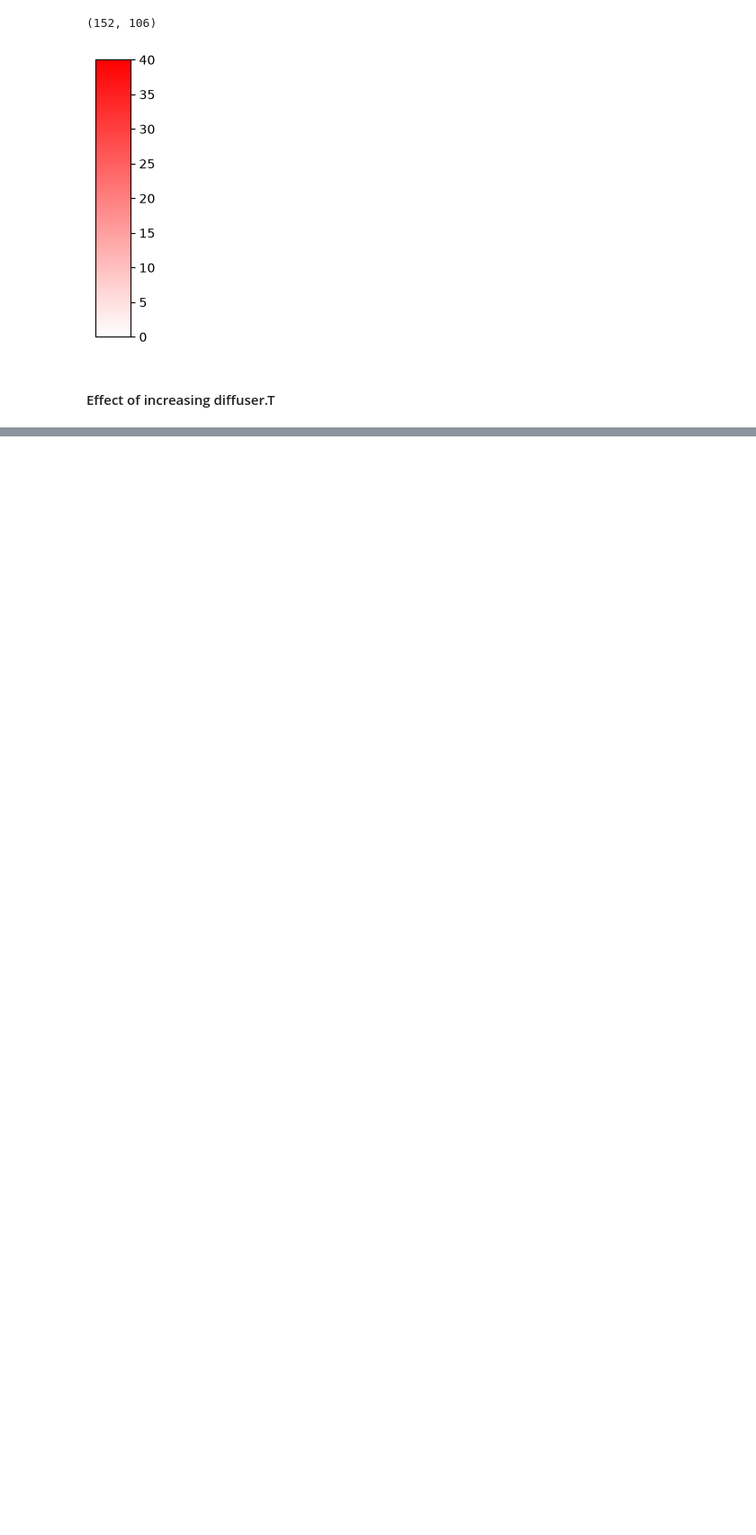
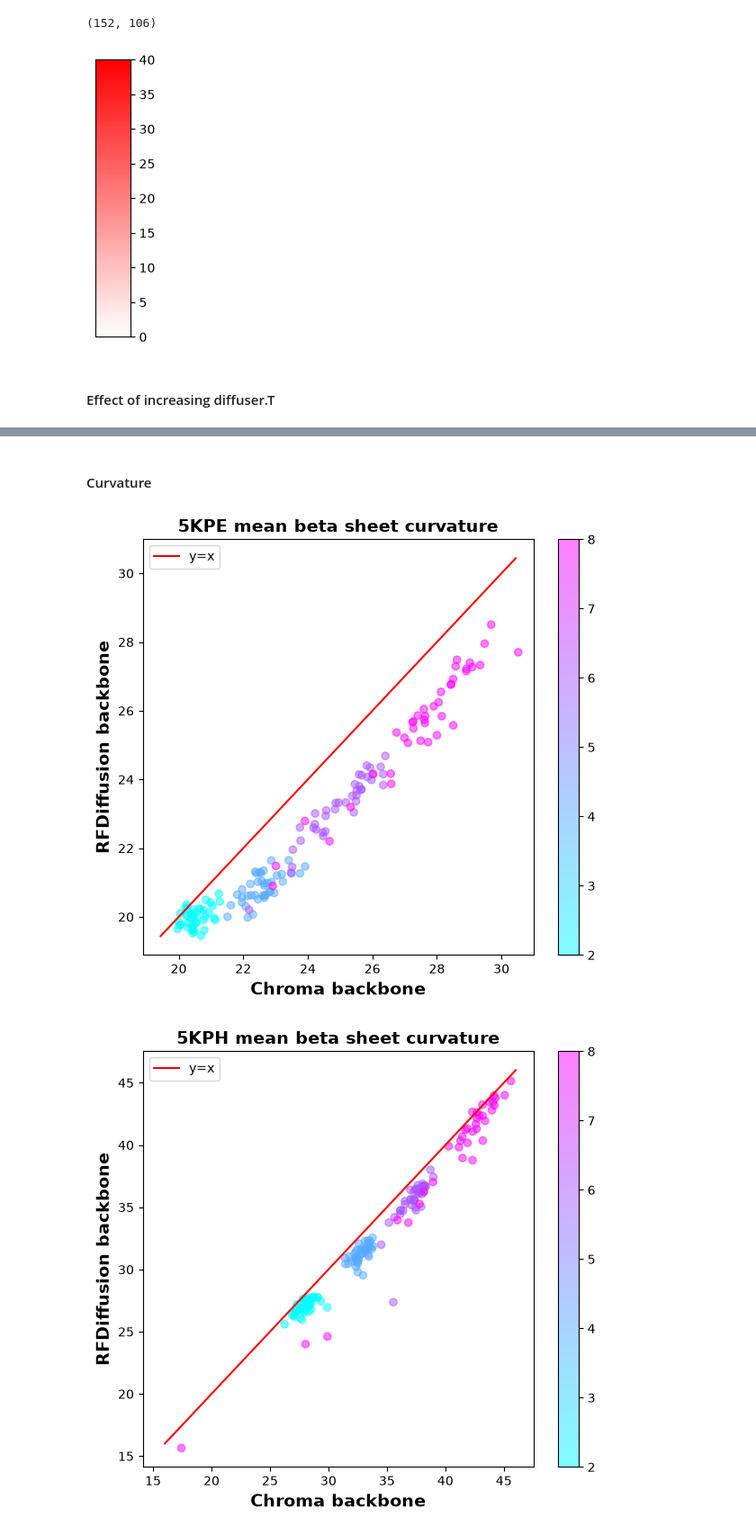
Before and after one commit to geanhu/rotation-su26-kortemme-lab, a Jupyter notebook: notebooks/partial-diffusion.ipynb, the cells around one changed output, grey strips where cells are left out. Shown at 90% size. Saved outputs shown, nothing was run; the diff lists cells and outputs as text; code cells hidden in the pictures; blank space fills up the shorter version.

```diff
--- a/notebooks/partial-diffusion.ipynb
+++ b/notebooks/partial-diffusion.ipynb
@@ -389,0 +494,13 @@ plt.show()
+# %%
+data[['shift1', 'shift2', 'shift3']] = data.progress_apply(
+    register_shift,
+    axis = 1,
+    result_type='expand'
+)
+# %%
+# plot register shifts
+for column in ['shift1', 'shift2', 'shift3']:
+    print(column)
+    shift, count = np.unique(data[column], return_counts=True)
+    for shift, count in zip(shift, count):
+        print(f'Register shift {shift}: {count} structures')
@@ -389,0 +538,2 @@ plt.show()
+# %% [markdown]
+#### Curvature
@@ -389,0 +584,35 @@ plt.show()
+# %%
+data[['mean_c', 'med_c', 'max_c', 'mean_c_ref', 'med_c_ref', 'max_c_ref', 'mean_delta', 'max_delta', 'max_delta_res']] = data.progress_apply(
+    get_curvature,
+    axis = 1,
+    result_type='expand'
+) #type: ignore
+# %%
+for column in ['mean_c', 'med_c', 'max_c']:
+    for structure in ['5KPE', '5KPH']:
+        graph_data = data[data['structure'] == structure] #type: ignore
+        plt.figure(figsize=(7, 6))
+        plt.title(f'{structure} {column[:-2]} beta sheet curvature', fontsize=14, fontweight='bold')
+        plt.scatter(
+            graph_data[column],
+            graph_data[f'{column}_ref'],
+            # color by RMSD constraint
+            c = graph_data['rmsd_constraint'],
+            cmap = 'cool',
+            alpha = 0.5
+        )
+        plt.colorbar()
+        plt.xlabel('Chroma backbone', fontsize=14, fontweight='bold')
+        plt.ylabel('RFDiffusion backbone', fontsize=14, fontweight='bold')
+        plt.plot(
+            np.arange(plt.xlim()[0], plt.xlim()[1]),
+            np.arange(plt.xlim()[0], plt.xlim()[1]),
+            c = 'red',
+            label = 'y=x'
+        )
+        plt.legend()
+        plt.xlim(plt.ylim())
+        plt.show()
+# %% [output]
+[figure, added]
+[figure, added]
```
Also changed, not shown: parts of 24 cells of this notebook, 36 other files.
